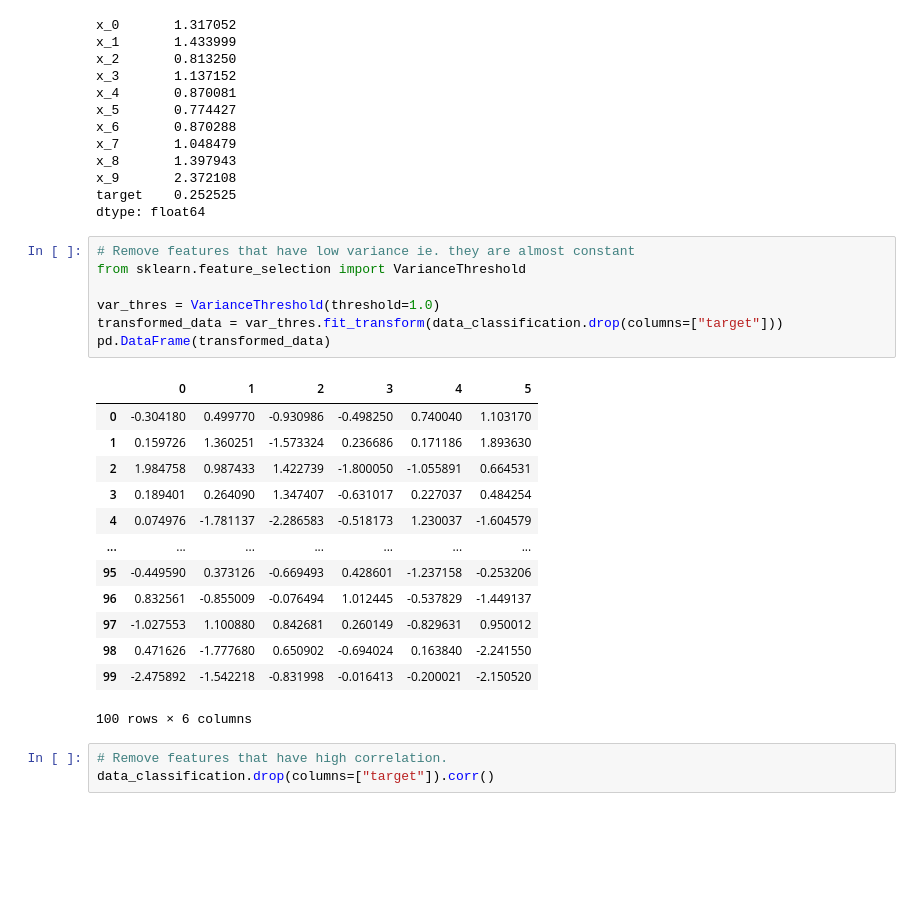
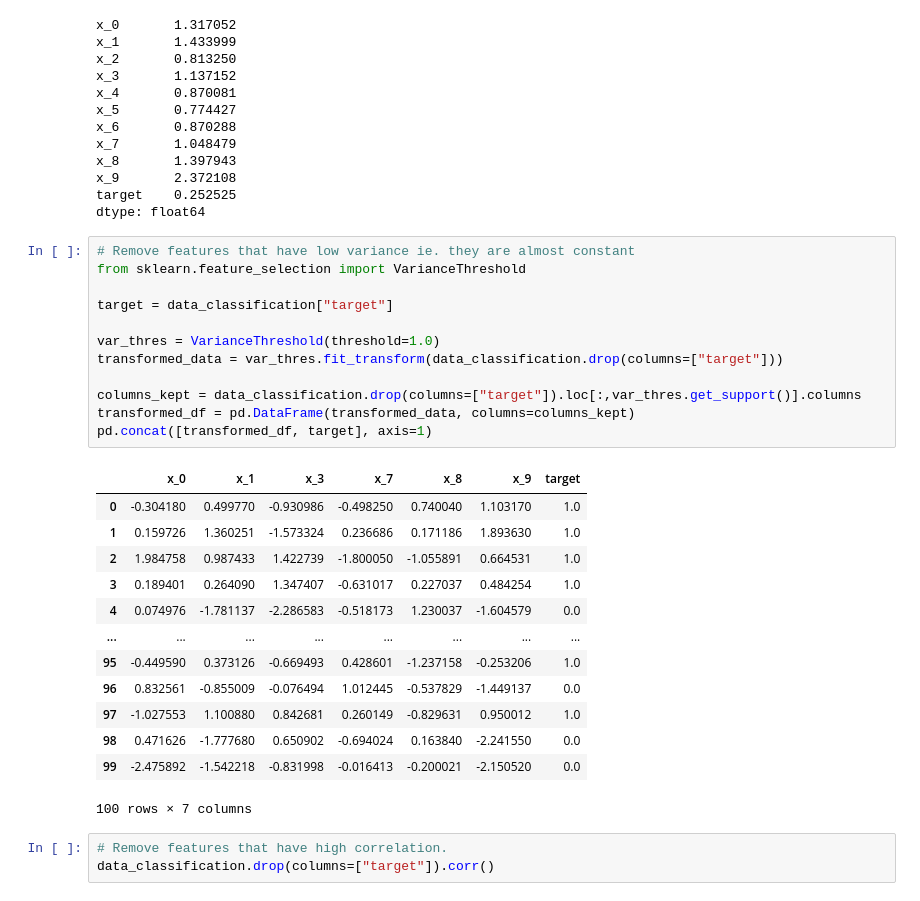
Before and after one commit to gurkandyilmaz/courses-and-tutorials, a Jupyter notebook: machine_learning/ApproachingAnyMachineLearningProblem/07_feature_selection/notebooks/univariate_feature_selection.ipynb, the cells around one changed output. Drawn from its saved outputs; the diff is of its cells as text; blank space fills up the shorter version.

```diff
--- a/machine_learning/ApproachingAnyMachineLearningProblem/07_feature_selection/notebooks/univariate_feature_selection.ipynb
+++ b/machine_learning/ApproachingAnyMachineLearningProblem/07_feature_selection/notebooks/univariate_feature_selection.ipynb
@@ -49,24 +49,29 @@ dtype: float64
 # %%
 # Remove features that have low variance ie. they are almost constant
 from sklearn.feature_selection import VarianceThreshold
 
+target = data_classification["target"]
+
 var_thres = VarianceThreshold(threshold=1.0)
 transformed_data = var_thres.fit_transform(data_classification.drop(columns=["target"]))
-pd.DataFrame(transformed_data)
+
+columns_kept = data_classification.drop(columns=["target"]).loc[:,var_thres.get_support()].columns
+transformed_df = pd.DataFrame(transformed_data, columns=columns_kept)
+pd.concat([transformed_df, target], axis=1)
 # %% [output]
-|  | 0 | 1 | 2 | 3 | 4 | 5 |
-| 0 | -0.304180 | 0.499770 | -0.930986 | -0.498250 | 0.740040 | 1.103170 |
-| 1 | 0.159726 | 1.360251 | -1.573324 | 0.236686 | 0.171186 | 1.893630 |
-| 2 | 1.984758 | 0.987433 | 1.422739 | -1.800050 | -1.055891 | 0.664531 |
-| 3 | 0.189401 | 0.264090 | 1.347407 | -0.631017 | 0.227037 | 0.484254 |
-| 4 | 0.074976 | -1.781137 | -2.286583 | -0.518173 | 1.230037 | -1.604579 |
-| ... | ... | ... | ... | ... | ... | ... |
-| 95 | -0.449590 | 0.373126 | -0.669493 | 0.428601 | -1.237158 | -0.253206 |
-| 96 | 0.832561 | -0.855009 | -0.076494 | 1.012445 | -0.537829 | -1.449137 |
-| 97 | -1.027553 | 1.100880 | 0.842681 | 0.260149 | -0.829631 | 0.950012 |
-| 98 | 0.471626 | -1.777680 | 0.650902 | -0.694024 | 0.163840 | -2.241550 |
-| 99 | -2.475892 | -1.542218 | -0.831998 | -0.016413 | -0.200021 | -2.150520 |
+|  | x_0 | x_1 | x_3 | x_7 | x_8 | x_9 | target |
+| 0 | -0.304180 | 0.499770 | -0.930986 | -0.498250 | 0.740040 | 1.103170 | 1.0 |
+| 1 | 0.159726 | 1.360251 | -1.573324 | 0.236686 | 0.171186 | 1.893630 | 1.0 |
+| 2 | 1.984758 | 0.987433 | 1.422739 | -1.800050 | -1.055891 | 0.664531 | 1.0 |
+| 3 | 0.189401 | 0.264090 | 1.347407 | -0.631017 | 0.227037 | 0.484254 | 1.0 |
+| 4 | 0.074976 | -1.781137 | -2.286583 | -0.518173 | 1.230037 | -1.604579 | 0.0 |
+| ... | ... | ... | ... | ... | ... | ... | ... |
+| 95 | -0.449590 | 0.373126 | -0.669493 | 0.428601 | -1.237158 | -0.253206 | 1.0 |
+| 96 | 0.832561 | -0.855009 | -0.076494 | 1.012445 | -0.537829 | -1.449137 | 0.0 |
+| 97 | -1.027553 | 1.100880 | 0.842681 | 0.260149 | -0.829631 | 0.950012 | 1.0 |
+| 98 | 0.471626 | -1.777680 | 0.650902 | -0.694024 | 0.163840 | -2.241550 | 0.0 |
+| 99 | -2.475892 | -1.542218 | -0.831998 | -0.016413 | -0.200021 | -2.150520 | 0.0 |
-100 rows × 6 columns
+100 rows × 7 columns
 # %%
 # Remove features that have high correlation.
 data_classification.drop(columns=["target"]).corr()
```
Also changed, not shown: parts of 9 cells of this notebook, 1 other file.
